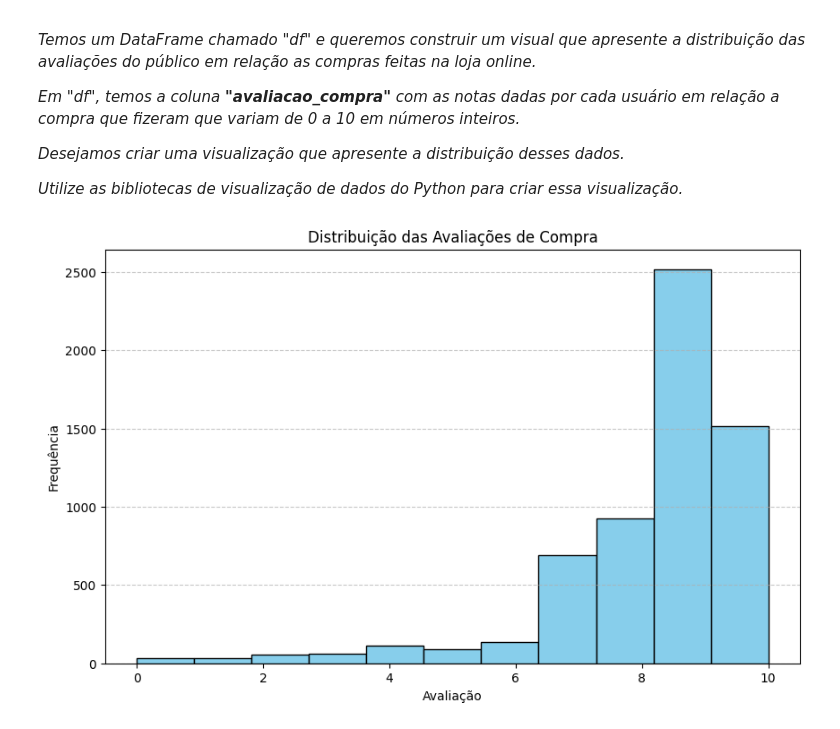
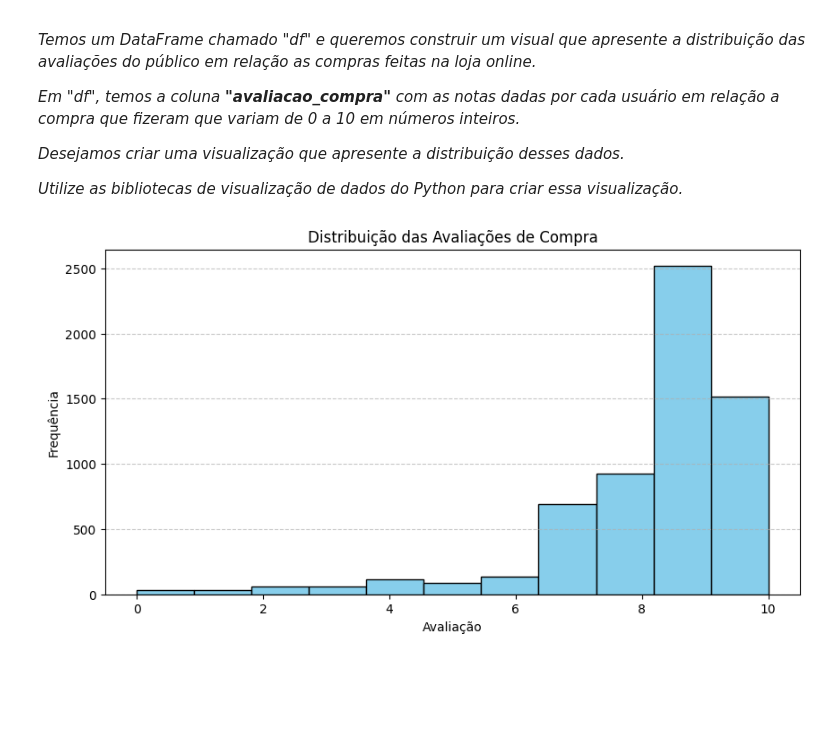
Before and after one commit to biellrodri/data-science-alura, a Jupyter notebook: formação-ETL/projeto-zoop-varejista/ecommerce.ipynb, the cells around one changed output. Cells and saved outputs as stored; diff of their text form; code cells hidden in the pictures; blank space fills up the shorter version.

```diff
--- a/formação-ETL/projeto-zoop-varejista/ecommerce.ipynb
+++ b/formação-ETL/projeto-zoop-varejista/ecommerce.ipynb
@@ -567,13 +567,13 @@ O prompt usado será:
 *Utilize as bibliotecas de visualização de dados do Python para criar essa visualização.*
 # %%
 # Visualização em histograma
-plt.figure(figsize=(10, 6))
+plt.figure(figsize=(10, 5))
 plt.hist(df['avaliacao_compra'], bins=11, edgecolor='black', color='skyblue')
 plt.title('Distribuição das Avaliações de Compra')
 plt.xlabel('Avaliação')
 plt.ylabel('Frequência')
 plt.grid(axis='y', linestyle='--', alpha=0.7)
 
 plt.show()
 # %% [output]
-[figure, old version]
+[figure, new version]
```
Also changed, not shown: parts of 4 cells of this notebook.
